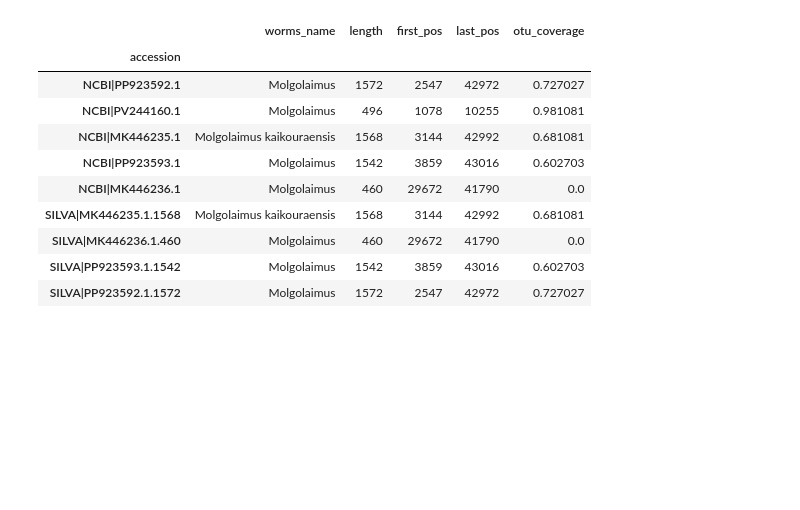
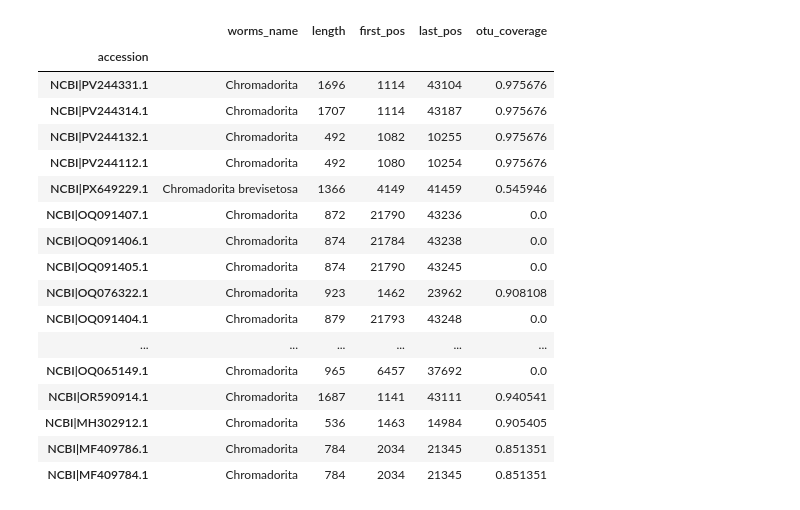
Before and after one commit to Dzee97/Thesis_NemaPred, a Jupyter notebook: notebooks/sequence_store.ipynb, the cells around one changed output. Saved outputs shown, nothing was run; the diff lists cells and outputs as text; code cells hidden in the pictures; blank space fills up the shorter version.

```diff
--- a/notebooks/sequence_store.ipynb
+++ b/notebooks/sequence_store.ipynb
@@ -4,22 +4,29 @@ from pathlib import Path
 import pandas as pd
 import pyarrow.parquet as pq
 
-input_parquet = Path("../data/processed/Sequence_store.parquet")
+input_parquet = Path("../data/processed/18S/Sequence_store.parquet")
 
 pa_table = pq.read_table(input_parquet)
 df: pd.DataFrame = pa_table.to_pandas(types_mapper=pd.ArrowDtype, ignore_metadata=True)
 df.set_index("accession", inplace=True)
 # %%
-df[df.worms_genus == "Molgolaimus"][["worms_name", "length", "first_pos", "last_pos", "otu_coverage"]]
+df[df.worms_genus == "Chromadorita"][["worms_name", "length", "first_pos", "last_pos", "otu_coverage"]].head(30)
 # %% [output]
 |  | worms_name | length | first_pos | last_pos | otu_coverage |
 | accession |  |  |  |  |  |
-| NCBI|PP923592.1 | Molgolaimus | 1572 | 2547 | 42972 | 0.727027 |
-| NCBI|PV244160.1 | Molgolaimus | 496 | 1078 | 10255 | 0.981081 |
-| NCBI|MK446235.1 | Molgolaimus kaikouraensis | 1568 | 3144 | 42992 | 0.681081 |
-| NCBI|PP923593.1 | Molgolaimus | 1542 | 3859 | 43016 | 0.602703 |
-| NCBI|MK446236.1 | Molgolaimus | 460 | 29672 | 41790 | 0.0 |
-| SILVA|MK446235.1.1568 | Molgolaimus kaikouraensis | 1568 | 3144 | 42992 | 0.681081 |
-| SILVA|MK446236.1.460 | Molgolaimus | 460 | 29672 | 41790 | 0.0 |
-| SILVA|PP923593.1.1542 | Molgolaimus | 1542 | 3859 | 43016 | 0.602703 |
-| SILVA|PP923592.1.1572 | Molgolaimus | 1572 | 2547 | 42972 | 0.727027 |
+| NCBI|PV244331.1 | Chromadorita | 1696 | 1114 | 43104 | 0.975676 |
+| NCBI|PV244314.1 | Chromadorita | 1707 | 1114 | 43187 | 0.975676 |
+| NCBI|PV244132.1 | Chromadorita | 492 | 1082 | 10255 | 0.975676 |
+| NCBI|PV244112.1 | Chromadorita | 492 | 1080 | 10254 | 0.975676 |
+| NCBI|PX649229.1 | Chromadorita brevisetosa | 1366 | 4149 | 41459 | 0.545946 |
+| NCBI|OQ091407.1 | Chromadorita | 872 | 21790 | 43236 | 0.0 |
+| NCBI|OQ091406.1 | Chromadorita | 874 | 21784 | 43238 | 0.0 |
+| NCBI|OQ091405.1 | Chromadorita | 874 | 21790 | 43245 | 0.0 |
+| NCBI|OQ076322.1 | Chromadorita | 923 | 1462 | 23962 | 0.908108 |
+| NCBI|OQ091404.1 | Chromadorita | 879 | 21793 | 43248 | 0.0 |
+| ... | ... | ... | ... | ... | ... |
+| NCBI|OQ065149.1 | Chromadorita | 965 | 6457 | 37692 | 0.0 |
+| NCBI|OR590914.1 | Chromadorita | 1687 | 1141 | 43111 | 0.940541 |
+| NCBI|MH302912.1 | Chromadorita | 536 | 1463 | 14984 | 0.905405 |
+| NCBI|MF409786.1 | Chromadorita | 784 | 2034 | 21345 | 0.851351 |
+| NCBI|MF409784.1 | Chromadorita | 784 | 2034 | 21345 | 0.851351 |
```
Also changed, not shown: 7 other files.
